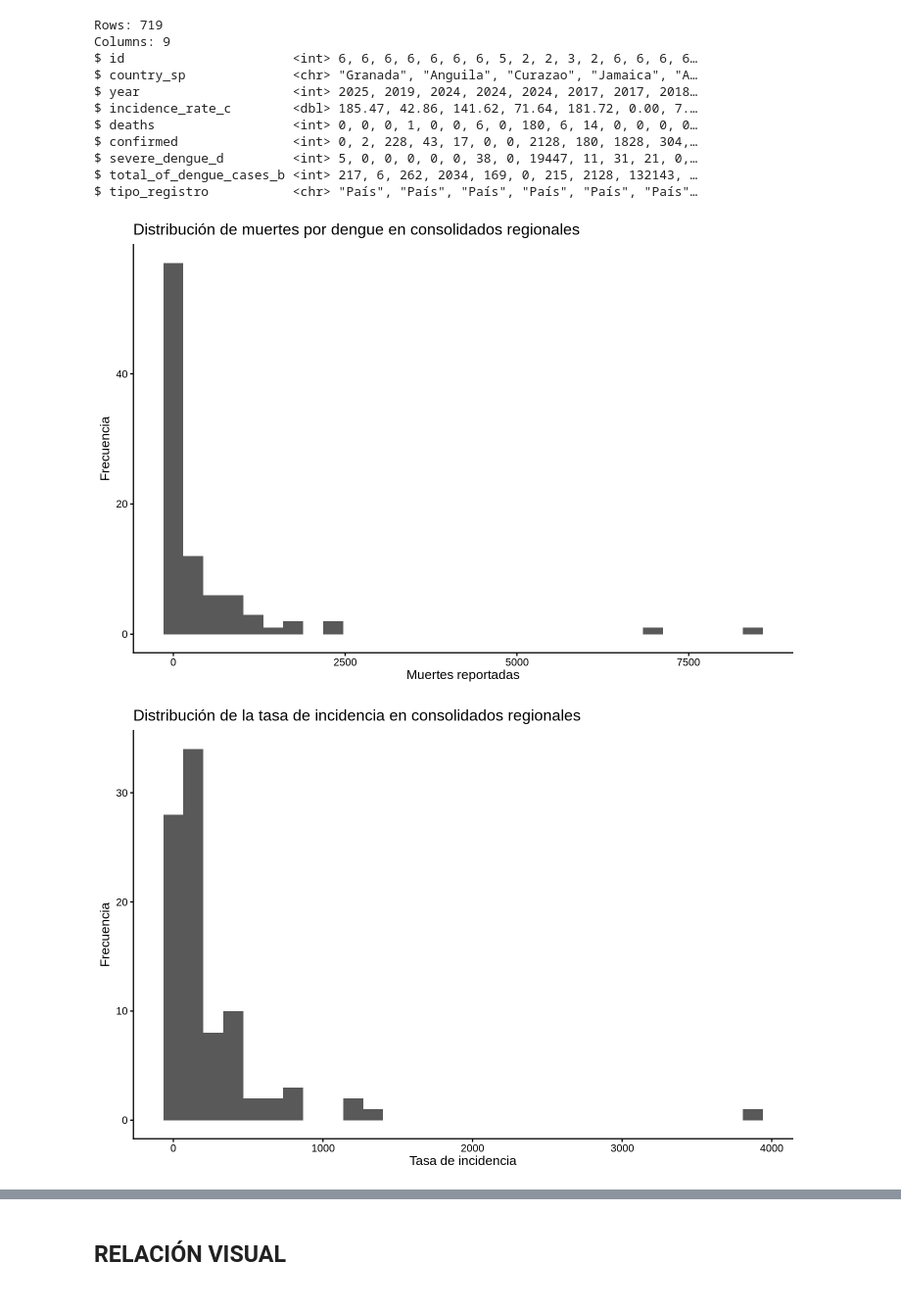
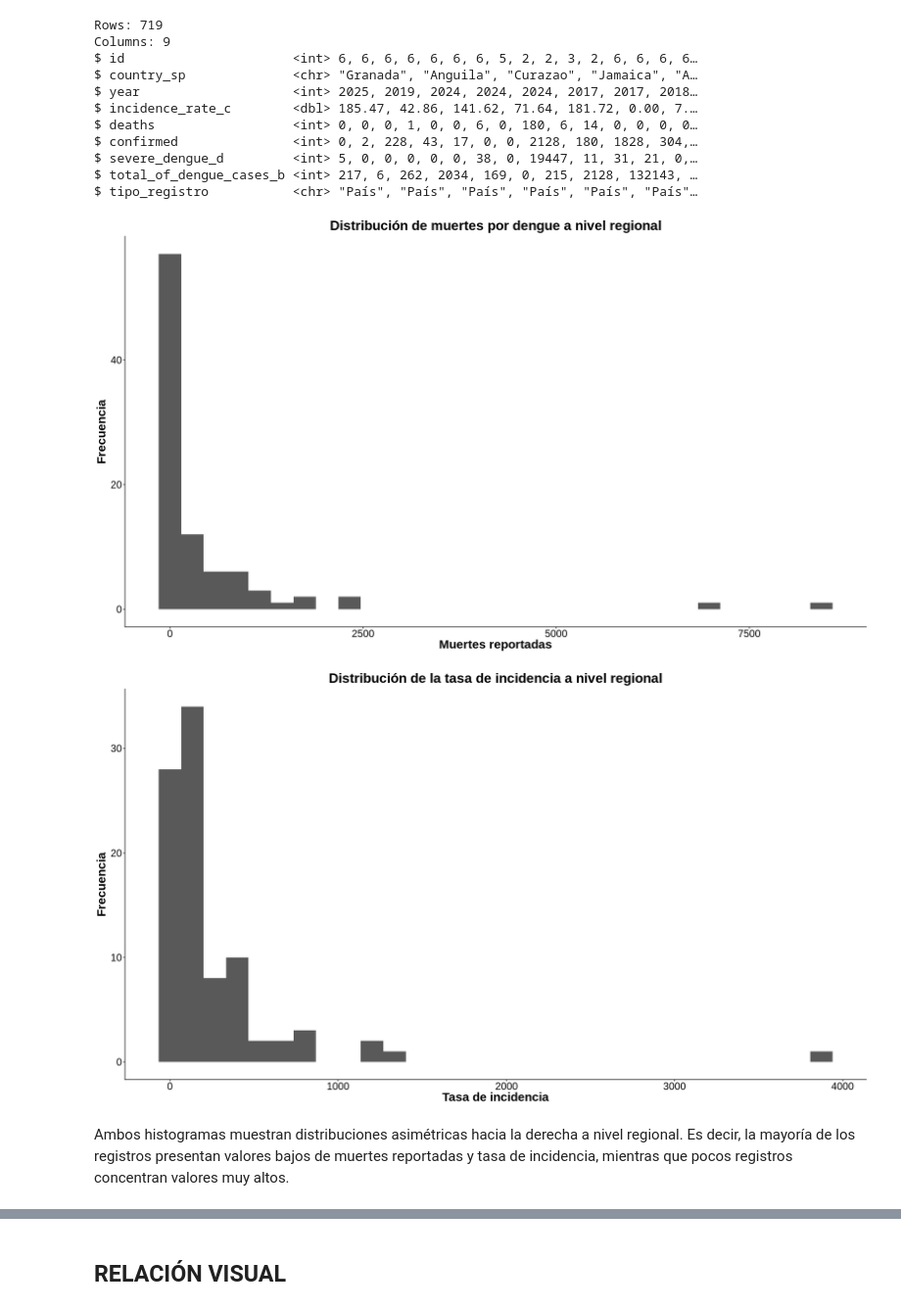
Before and after one commit to Merenguimona/act2_Adatos, a Jupyter notebook: NOTEBOOKS/EDA_DENGUE_AM.ipynb, the cells around one changed output, grey strips where cells are left out. Shown at 98% size. Cells and saved outputs as stored; diff of their text form; code cells hidden in the pictures.

```diff
--- a/NOTEBOOKS/EDA_DENGUE_AM.ipynb
+++ b/NOTEBOOKS/EDA_DENGUE_AM.ipynb
@@ -195,10 +220,3 @@ summary(
  Mean   :  90.17   Mean   :  367.22
  3rd Qu.:  10.00   3rd Qu.:  273.30
  Max.   :8431.00   Max.   :16160.00
-# %%
-#===============
-# DISTRIBUCIÓN Y ASIMETRÍA
-#===============
-# Limpieza
-dengue_data <- dengue_data %>%
-  filter(is.finite(deaths))
@@ -569,28 +551,40 @@ $ tipo_registro           <chr> "País", "País", "País", "País", "País", "Pa
 # %%
 # HISTOGRAMAS A NIVEL REGIONAL SOBRE MUERTES REPORTADAS POR DENGUE
 
 ggplot(dengue_regional, aes(x = deaths)) +
   geom_histogram(bins = 30) +
   labs(
-    title = "Distribución de muertes por dengue en consolidados regionales",
+    title = "Distribución de muertes por dengue a nivel regional",
     x = "Muertes reportadas",
     y = "Frecuencia"
-  ) +
-  theme_classic(base_size = 16)
+  )  +
+  theme_classic(base_size = 10) +
+  theme(
+    plot.title = element_text(size = 20, face = "bold", hjust = 0.5),
+    axis.title = element_text(size = 18, face = "bold"),
+    axis.text = element_text(size = 15)
+  )
 # %% [output]
-[figure, old version]
+[figure, new version]
 # %%
 # INCIDENCIA A NIVEL REGIONAL
 ggplot(dengue_regional, aes(x = incidence_rate_c)) +
   geom_histogram(bins = 30) +
   labs(
-    title = "Distribución de la tasa de incidencia en consolidados regionales",
+    title = "Distribución de la tasa de incidencia a nivel regional",
     x = "Tasa de incidencia",
     y = "Frecuencia"
   ) +
-  theme_classic(base_size = 16)
+  theme_classic(base_size = 10) +
+  theme(
+    plot.title = element_text(size = 20, face = "bold", hjust = 0.5),
+    axis.title = element_text(size = 18, face = "bold"),
+    axis.text = element_text(size = 15)
+  )
 # %% [output]
-[figure, old version]
+[figure, new version]
+# %% [markdown]
+Ambos histogramas muestran distribuciones asimétricas hacia la derecha a nivel regional. Es decir, la mayoría de los registros presentan valores bajos de muertes reportadas y tasa de incidencia, mientras que pocos registros concentran valores muy altos.
 # %%
 #BOXPLOT DE LA DISTIBUCIÓN DE MUERTES POR REGIÓN
 
```
Also changed, not shown: parts of 49 cells of this notebook.
